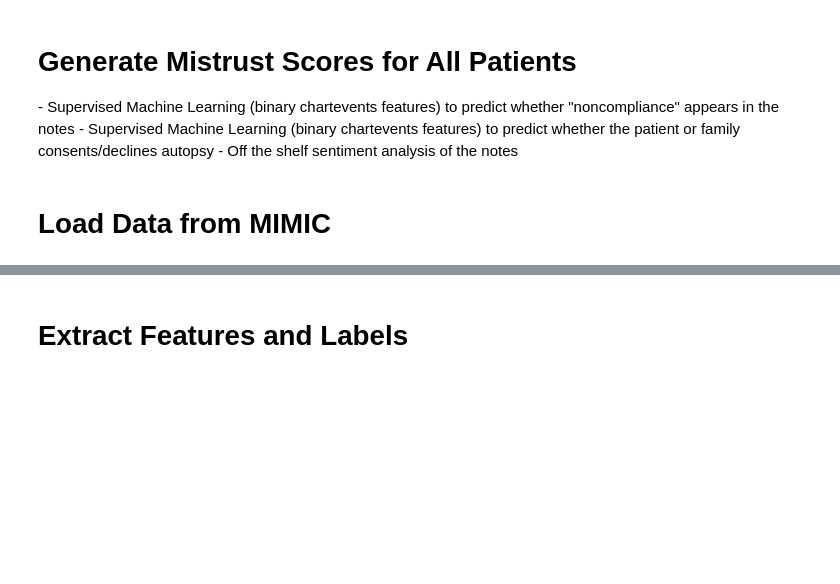
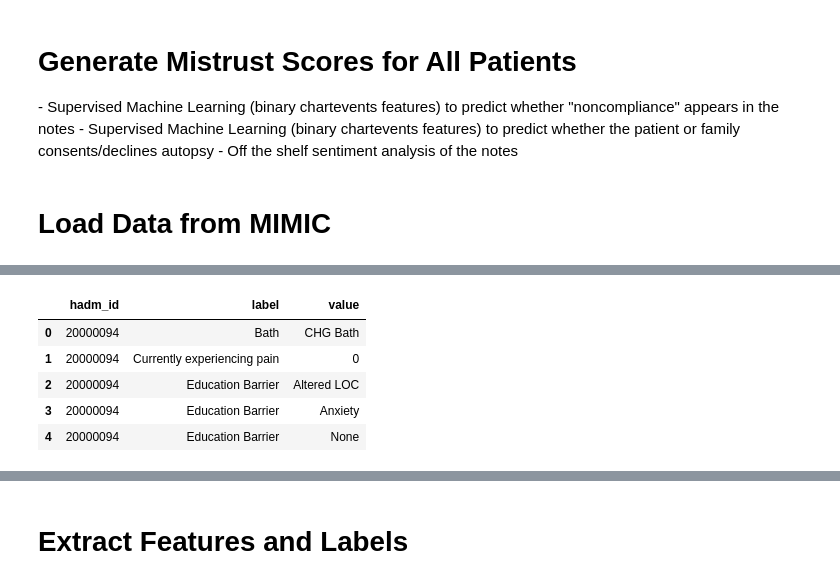
Before and after one commit to damphessian/eol-mistrust, a Jupyter notebook: code/trust.ipynb, the cells around one changed output, grey strips where cells are left out. Saved outputs shown, nothing was run; the diff lists cells and outputs as text; code cells hidden in the pictures; blank space fills up the shorter version.

```diff
--- a/code/trust.ipynb
+++ b/code/trust.ipynb
@@ -174,9 +174,9 @@ for rl in relevant_labels.split('\n'):
 matches = ' or '.join(matches_text)
 
 print(strftime("%Y-%m-%d %H:%M:%S", gmtime()))
-chartevents_query = 'select distinct hadm_id,label,value from mimiciii.chartevents c JOIN mimiciii.d_items i on i.itemid=c.itemid where (%s)' % matches
+chartevents_query = 'select distinct hadm_id,label,value from mimiciv_icu.chartevents c JOIN mimiciv_icu.d_items i on i.itemid=c.itemid where (%s)' % matches
 chartevents = pd.read_sql_query(chartevents_query, con)
 print(strftime("%Y-%m-%d %H:%M:%S", gmtime()))
 
-#chartevents.head()
+chartevents.head()
 # %% [output]
@@ -185,3 +185,9 @@ print(strftime("%Y-%m-%d %H:%M:%S", gmtime()))
+|  | hadm_id | label | value |
+| 0 | 20000094 | Bath | CHG Bath |
+| 1 | 20000094 | Currently experiencing pain | 0 |
+| 2 | 20000094 | Education Barrier | Altered LOC |
+| 3 | 20000094 | Education Barrier | Anxiety |
+| 4 | 20000094 | Education Barrier | None |
 # %%
 # Read Notes
 print(strftime("%Y-%m-%d %H:%M:%S", gmtime()))
```
Also changed, not shown: parts of 10 cells of this notebook.
